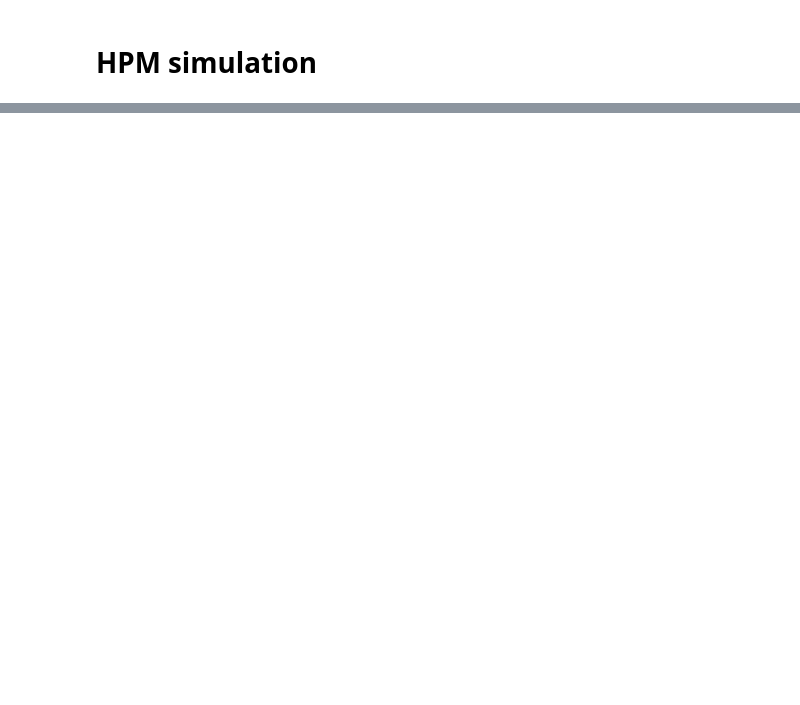
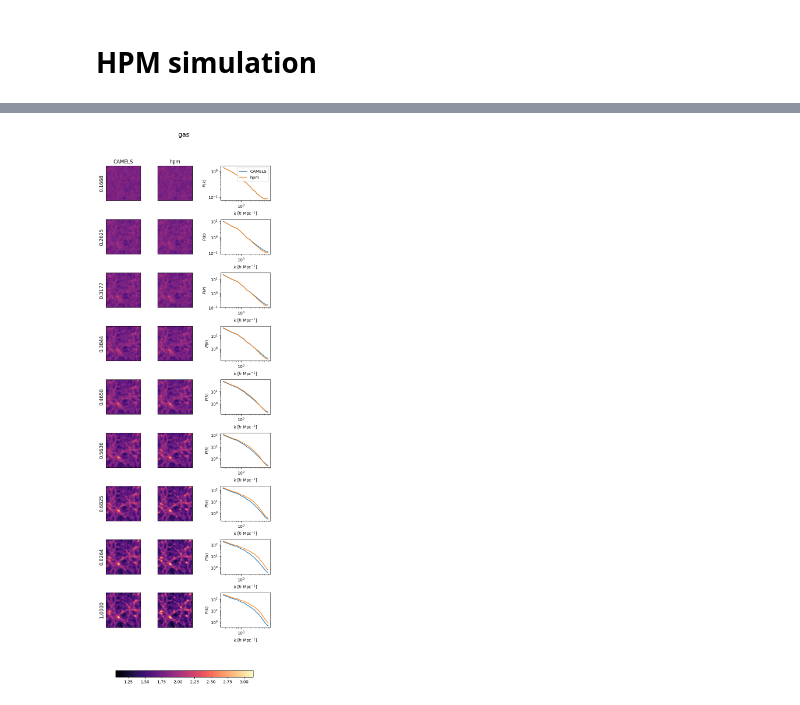
Before and after one commit to Arne-Thomsen/JaxPM, a Jupyter notebook: dev/hpm/HPM_simulation.ipynb, the cells around one changed output, grey strips where cells are left out. Drawn from its saved outputs; the diff is of its cells as text; code cells hidden in the pictures; blank space fills up the shorter version.

```diff
--- a/dev/hpm/HPM_simulation.ipynb
+++ b/dev/hpm/HPM_simulation.ipynb
@@ -170,0 +64,22 @@ Omega_b/(Omega_m - Omega_b)
+# %%
+SIM = "/cluster/work/refregier/athomsen/flatiron/CAMELS/Sims/IllustrisTNG/CV/CV_0"
+
+out_dict = camels.load_CV_snapshots(
+    SIM,
+    mesh_per_dim,
+    parts_per_dim,
+    # i_snapshots=[-2, -1],
+    # i_snapshots=range(0, 32, 4),
+    # i_snapshots=range(0, 32, 8),
+    i_snapshots=range(1, 33+4, 4),
+    return_hydro=True,
+)
+
+cosmo = out_dict["cosmo"]
+scales = out_dict["scales"]
+
+dm_poss = out_dict["dm_poss"]
+dm_vels = out_dict["dm_vels"]
+
+gas_poss = out_dict["gas_poss"]
+gas_vels = out_dict["gas_vels"]
@@ -329,0 +228,16 @@ def nbody_ode(a, state, args):
+# %%
+hpm_ode = hpm.get_hpm_network_ode_fn(model, mesh_shape, cosmo, "odeint")
+
+res = odeint(hpm_ode, [dm_poss[0], dm_vels[0], gas_poss[0], gas_vels[0]], scales, rtol=1e-3, atol=1e-3)
+hpm_dm_poss, hpm_dm_vels, hpm_gas_poss, hpm_gas_vels = res[0], res[1], res[2], res[3]
+# %%
+plotting.compare_particle_evolution(
+    mesh_shape,
+    scales,
+    jnp.stack([gas_poss, hpm_gas_poss], axis=0),
+    title="gas",
+    col_titles=["CAMELS", "hpm"],
+    include_pk=True,
+)
+# %% [output]
+[figure, added]
```
Also changed, not shown: parts of 43 cells of this notebook, 4 other files.
